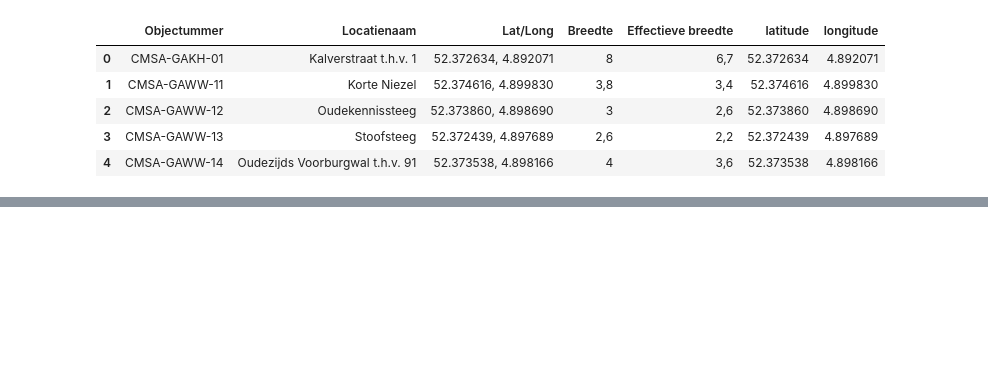
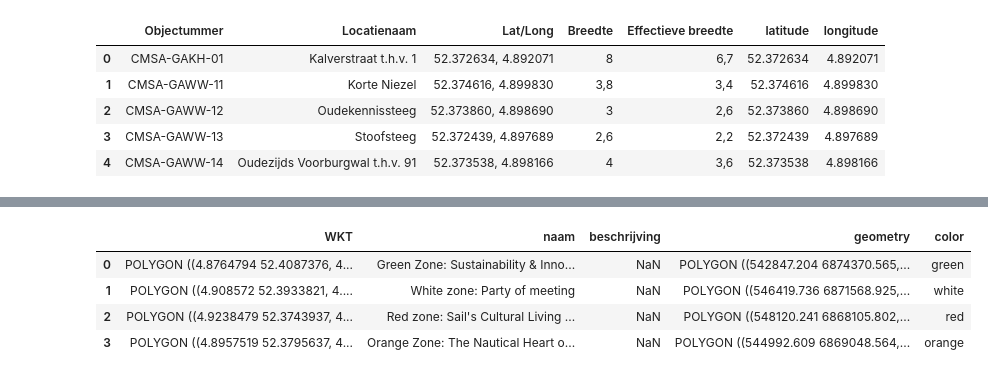
Before and after one commit to Julievdl/Group-25-TIL6022-Python-Programming, a Jupyter notebook: Data/mapcreation.ipynb, the cells around one changed output, grey strips where cells are left out. Cells and saved outputs as stored; diff of their text form; code cells hidden in the pictures; blank space fills up the shorter version.

```diff
--- a/Data/mapcreation.ipynb
+++ b/Data/mapcreation.ipynb
@@ -32,6 +33,29 @@ gdf = gpd.GeoDataFrame(df, geometry=geometry, crs="EPSG:4326")
 | 2 | CMSA-GAWW-12 | Oudekennissteeg | 52.373860, 4.898690 | 3 | 2,6 | 52.373860 | 4.898690 | POINT (4.89869 52.37386) |
 | 3 | CMSA-GAWW-13 | Stoofsteeg | 52.372439, 4.897689 | 2,6 | 2,2 | 52.372439 | 4.897689 | POINT (4.89769 52.37244) |
 | 4 | CMSA-GAWW-14 | Oudezijds Voorburgwal t.h.v. 91 | 52.373538, 4.898166 | 4 | 3,6 | 52.373538 | 4.898166 | POINT (4.89817 52.37354) |
+# %%
+zones = pd.read_csv("Sail plekken Zones.csv")
+zones['geometry'] = zones['WKT'].apply(wkt.loads)
+gdf_zones = gpd.GeoDataFrame(zones, geometry='geometry', crs="EPSG:4326")
+
+color_map = {
+    "Green Zone: Sustainability & Innovation": "green",
+    "White zone: Party of meeting": "white",
+    "Red zone: Sail's Cultural Living Room": "red",
+    "Orange Zone: The Nautical Heart of Sail": "orange"
+}
+
+gdf_zones['color'] = gdf_zones['naam'].map(color_map)
+
+gdf_zones = gdf_zones.to_crs(epsg=3857)
+
+gdf_zones.head()
+# %% [output]
+|  | WKT | naam | beschrijving | geometry | color |
+| 0 | POLYGON ((4.8764794 52.4087376, 4... | Green Zone: Sustainability & Inno... | NaN | POLYGON ((542847.204 6874370.565,... | green |
+| 1 | POLYGON ((4.908572 52.3933821, 4.... | White zone: Party of meeting | NaN | POLYGON ((546419.736 6871568.925,... | white |
+| 2 | POLYGON ((4.9238479 52.3743937, 4... | Red zone: Sail's Cultural Living ... | NaN | POLYGON ((548120.241 6868105.802,... | red |
+| 3 | POLYGON ((4.8957519 52.3795637, 4... | Orange Zone: The Nautical Heart o... | NaN | POLYGON ((544992.609 6869048.564,... | orange |
 # %%
 city = "Amsterdam, Netherlands"
 gdf_city = ox.geocode_to_gdf(city).to_crs(epsg=3857)
```
Also changed, not shown: parts of 2 cells of this notebook, 2 other files.
